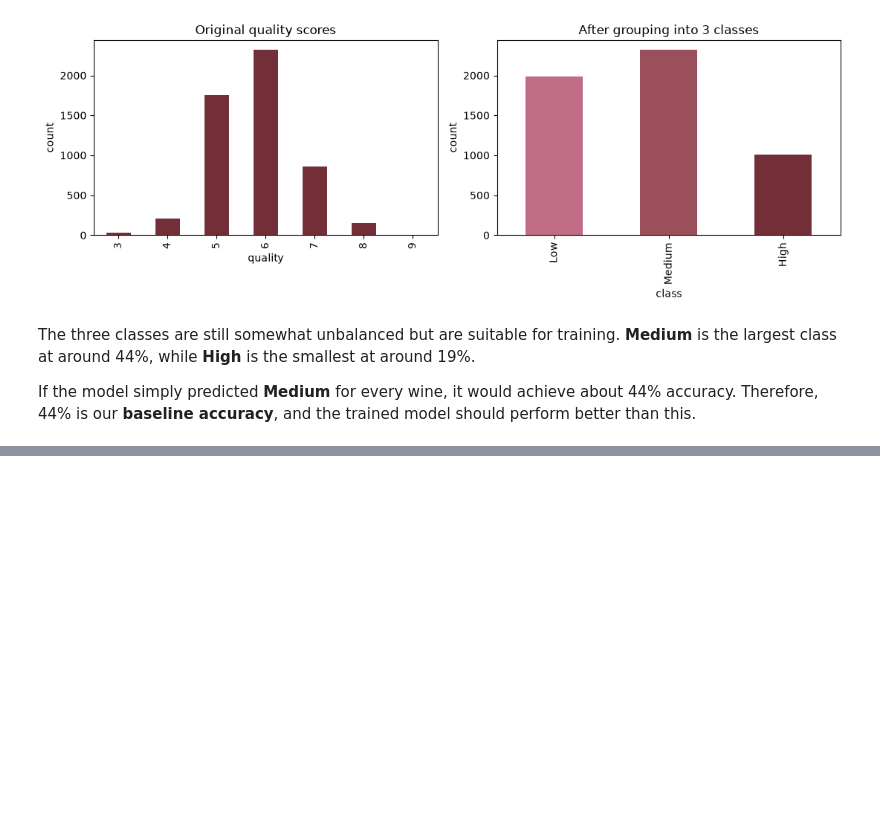
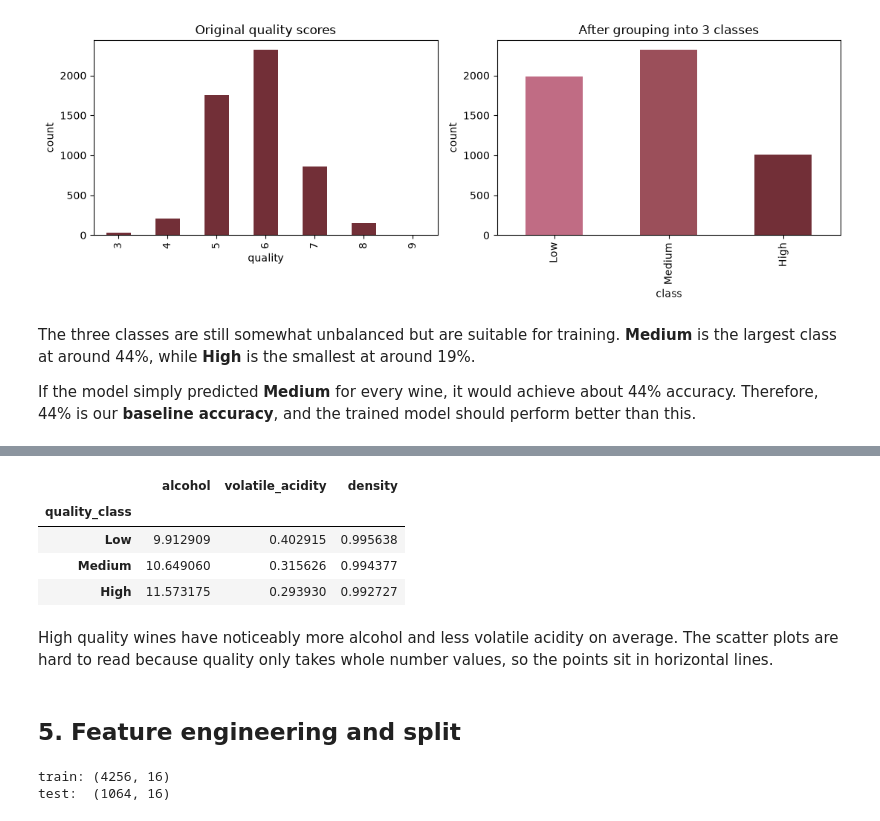
Before and after one commit to AshenIndeewara/Wine-Quality-Classification-System-ML, a Jupyter notebook: ml/notebook/wine_quality.ipynb, the cells around one changed output, grey strips where cells are left out. Saved outputs shown, nothing was run; the diff lists cells and outputs as text; code cells hidden in the pictures; blank space fills up the shorter version.

Commit message:
cleaning, feature engineering, training

```diff
--- a/ml/notebook/wine_quality.ipynb
+++ b/ml/notebook/wine_quality.ipynb
@@ -229,0 +266,44 @@ plt.show()
+# %%
+# The same thing as averages, which is easier to read than the scatter plot.
+df.groupby("quality_class")[["alcohol", "volatile_acidity", "density"]].mean().reindex(CLASS_ORDER)
+# %% [output]
+|  | alcohol | volatile_acidity | density |
+| quality_class |  |  |  |
+| Low | 9.912909 | 0.402915 | 0.995638 |
+| Medium | 10.649060 | 0.315626 | 0.994377 |
+| High | 11.573175 | 0.293930 | 0.992727 |
+# %% [markdown]
+High quality wines have noticeably more alcohol and less volatile acidity on
+average. The scatter plots are hard to read because quality only takes whole
+number values, so the points sit in horizontal lines.
+# %% [markdown]
+## 5. Feature engineering and split
+# %%
+from sklearn.model_selection import train_test_split
+
+# Four domain-based features derived from the original measurements.
+df["total_acidity"] = df["fixed_acidity"] + df["volatile_acidity"] + df["citric_acid"]
+df["bound_sulfur_dioxide"] = df["total_sulfur_dioxide"] - df["free_sulfur_dioxide"]
+df["free_sulfur_ratio"] = df["free_sulfur_dioxide"] / df["total_sulfur_dioxide"]
+df["alcohol_density_ratio"] = df["alcohol"] / df["density"]
+
+FEATURES = [
+    "fixed_acidity", "volatile_acidity", "citric_acid", "residual_sugar",
+    "chlorides", "free_sulfur_dioxide", "total_sulfur_dioxide", "density",
+    "ph", "sulphates", "alcohol", "wine_type",
+    "total_acidity", "bound_sulfur_dioxide", "free_sulfur_ratio",
+    "alcohol_density_ratio",
+]
+
+X = df[FEATURES]
+y = df["quality_class"]
+
+X_train, X_test, y_train, y_test = train_test_split(
+    X, y, test_size=0.2, random_state=42, stratify=y
+)
+
+print("train:", X_train.shape)
+print("test: ", X_test.shape)
+# %% [output]
+train: (4256, 16)
+test:  (1064, 16)
```
Also changed, not shown: parts of 11 cells of this notebook.
